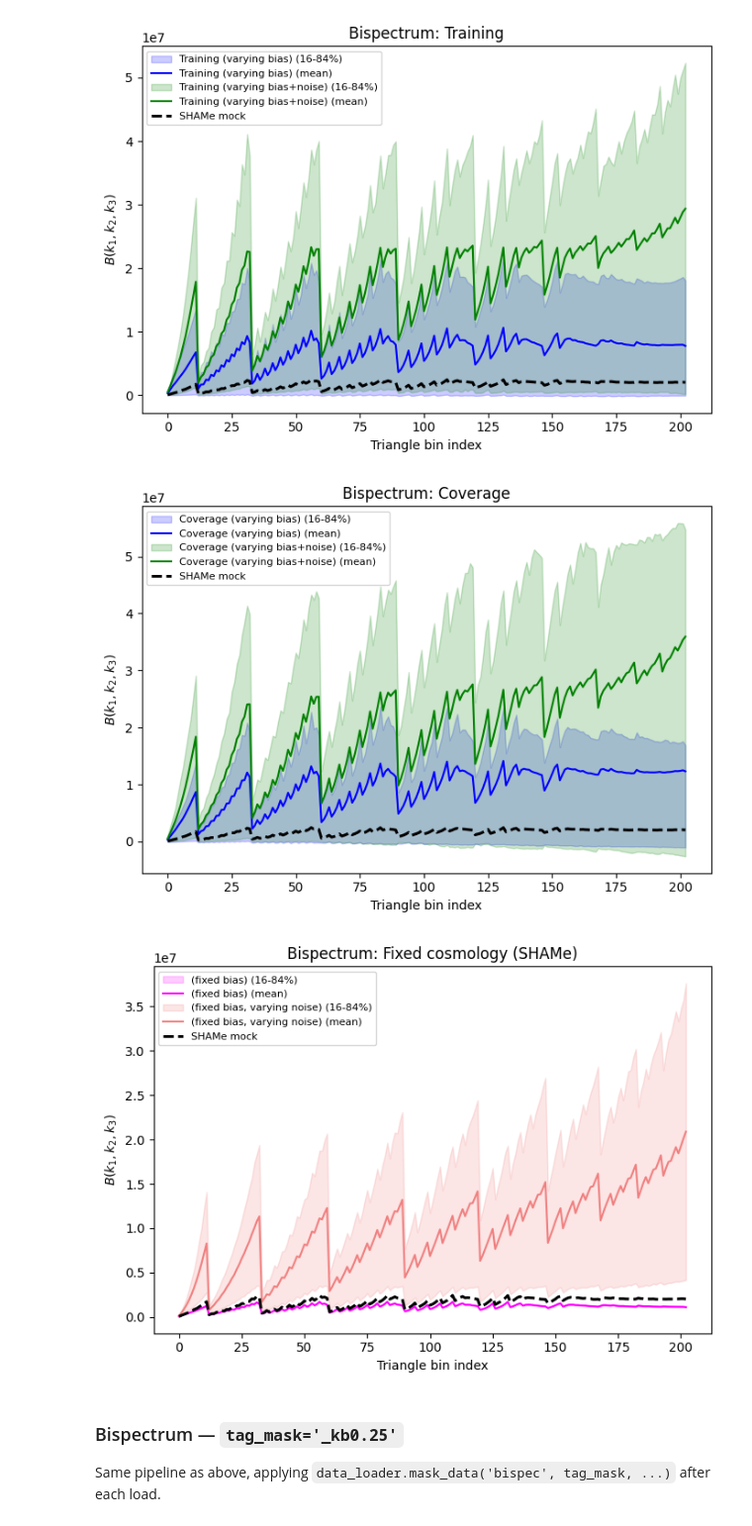
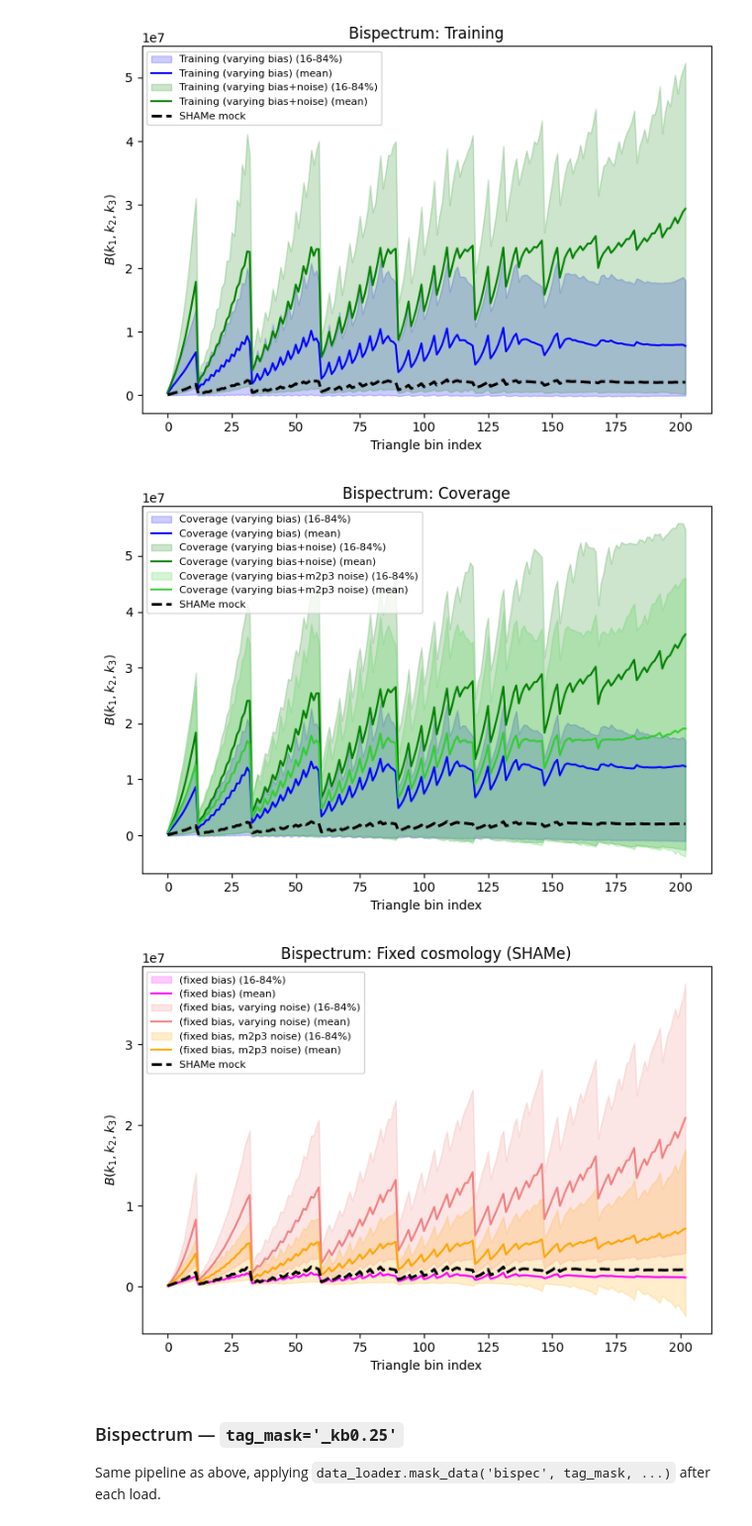
Before and after one commit to kstoreyf/muchisimocks, a Jupyter notebook: notebooks/2026-03-10_load_statistics.ipynb, the cells around one changed output. Shown at 99% size. Saved outputs shown, nothing was run; the diff lists cells and outputs as text; code cells hidden in the pictures.

```diff
--- a/notebooks/2026-03-10_load_statistics.ipynb
+++ b/notebooks/2026-03-10_load_statistics.ipynb
@@ -290,6 +294,13 @@ k_pk_cov_vary_noise, pks_cov_vary_noise, _, _ = data_loader.load_data_muchisimoc
 mean_pk_cv_noise, p16_pk_cv_noise, p84_pk_cv_noise = stats_summary(pks_cov_vary_noise)
 print(f"Coverage varying bias+noise: {pks_cov_vary_noise.shape}")
 
+# Coverage: varying bias+m2p3 noise
+k_pk_cov_vary_noisem2, pks_cov_vary_noisem2, _, _ = data_loader.load_data_muchisimocks(
+    'pk', tag_params_coverage, tag_biasparams_cov_noisem2, tag_noise=tag_noise_coverage,
+    n_cosmo_max=n_cosmo_max)
+mean_pk_cv_noisem2, p16_pk_cv_noisem2, p84_pk_cv_noisem2 = stats_summary(pks_cov_vary_noisem2)
+print(f"Coverage varying bias+m2p3 noise: {pks_cov_vary_noisem2.shape}")
+
 # Fixed cosmology (shame_p0)
 k_pnn_shame, pks_shame_p0, _, _ = data_loader.load_data_muchisimocks(
     'pk', tag_params_shame_p0, tag_biasparams_fixed, n_cosmo_max=n_cosmo_max)
@@ -302,6 +313,13 @@ k_pnn_shame_noise, pks_shame_noise, _, _ = data_loader.load_data_muchisimocks(
     n_cosmo_max=n_cosmo_max)
 mean_pnn_sp_noise, p16_pnn_sp_noise, p84_pnn_sp_noise = stats_summary(pks_shame_noise)
 print(f"Fixed cosmology (fixed bias, varying noise): {pks_shame_noise.shape}")
+
+# Fixed cosmology with fixed bias, varying m2p3 noise
+k_pnn_shame_noisem2, pks_shame_noisem2, _, _ = data_loader.load_data_muchisimocks(
+    'pk', tag_params_shame_p0, tag_biasparams_shame_noisem2, tag_noise=tag_noise_shame,
+    n_cosmo_max=n_cosmo_max)
+mean_pnn_sp_noisem2, p16_pnn_sp_noisem2, p84_pnn_sp_noisem2 = stats_summary(pks_shame_noisem2)
+print(f"Fixed cosmology (fixed bias, m2p3 noise): {pks_shame_noisem2.shape}")
 # %% [output]
 dir_statistics: /scratch/kstoreyf/muchisimocks/data/pks_mlib/pks_coverage_p5_n1000_biasshame_p0_n1
 Loading muchisimocks data from /scratch/kstoreyf/muchisimocks/data/pnns_mlib/pnns_coverage_p5_n1000
@@ -424,6 +446,13 @@ k_pgm_cov_vary_noise, pgms_cov_vary_noise, _, _ = data_loader.load_data_muchisim
 mean_pgm_cv_noise, p16_pgm_cv_noise, p84_pgm_cv_noise = stats_summary(pgms_cov_vary_noise)
 print(f"Coverage varying bias+noise PGM: {pgms_cov_vary_noise.shape}")
 
+# Coverage: varying bias+m2p3 noise
+k_pgm_cov_vary_noisem2, pgms_cov_vary_noisem2, _, _ = data_loader.load_data_muchisimocks(
+    'pgm', tag_params_coverage, tag_biasparams_cov_noisem2, tag_noise=tag_noise_coverage,
+    n_cosmo_max=n_cosmo_max)
+mean_pgm_cv_noisem2, p16_pgm_cv_noisem2, p84_pgm_cv_noisem2 = stats_summary(pgms_cov_vary_noisem2)
+print(f"Coverage varying bias+m2p3 noise PGM: {pgms_cov_vary_noisem2.shape}")
+
 # Fixed cosmology (precomputed)
 k_pgm_shame, pgms_shame_p0, _, _ = data_loader.load_data_muchisimocks(
     'pgm', tag_params_shame_p0, tag_biasparams_fixed, n_cosmo_max=n_cosmo_max)
@@ -437,6 +466,13 @@ k_pgm_shame_noise, pgms_shame_noise, _, _ = data_loader.load_data_muchisimocks(
 mean_pgm_sp_noise, p16_pgm_sp_noise, p84_pgm_sp_noise = stats_summary(pgms_shame_noise)
 print(f"Fixed cosmology PGM (fixed bias, varying noise): {pgms_shame_noise.shape}")
 
+# Fixed cosmology with fixed bias, varying m2p3 noise
+k_pgm_shame_noisem2, pgms_shame_noisem2, _, _ = data_loader.load_data_muchisimocks(
+    'pgm', tag_params_shame_p0, tag_biasparams_shame_noisem2, tag_noise=tag_noise_shame,
+    n_cosmo_max=n_cosmo_max)
+mean_pgm_sp_noisem2, p16_pgm_sp_noisem2, p84_pgm_sp_noisem2 = stats_summary(pgms_shame_noisem2)
+print(f"Fixed cosmology PGM (fixed bias, m2p3 noise): {pgms_shame_noisem2.shape}")
+
 # Fixed cosmology with bl=0 (recombine PNNs into PGMs via tag_biasparams_fixed_bl0)
 _, pgms_shame_p0_bl0, _, _ = data_loader.load_data_muchisimocks(
     'pgm', tag_params_shame_p0, tag_biasparams_fixed_bl0, n_cosmo_max=n_cosmo_max)
@@ -551,6 +591,13 @@ k_bispec_cov_vary_noise, bispec_cov_vary_noise, _, _ = data_loader.load_data_muc
 mean_bispec_cv_noise, p16_bispec_cv_noise, p84_bispec_cv_noise = stats_summary(bispec_cov_vary_noise)
 print(f"Coverage varying bias+noise bispec: {bispec_cov_vary_noise.shape}")
 
+# Coverage: varying bias+m2p3 noise
+k_bispec_cov_vary_noisem2, bispec_cov_vary_noisem2, _, _ = data_loader.load_data_muchisimocks(
+    'bispec', tag_params_coverage, tag_biasparams_cov_noisem2, tag_noise=tag_noise_coverage,
+    n_cosmo_max=n_cosmo_max)
+mean_bispec_cv_noisem2, p16_bispec_cv_noisem2, p84_bispec_cv_noisem2 = stats_summary(bispec_cov_vary_noisem2)
+print(f"Coverage varying bias+m2p3 noise bispec: {bispec_cov_vary_noisem2.shape}")
+
 # Fixed cosmology (precomputed)
 k_bispec_shame, bispec_shame_p0, _, _ = data_loader.load_data_muchisimocks(
     'bispec', tag_params_shame_p0, tag_biasparams_fixed, n_cosmo_max=n_cosmo_max)
@@ -563,6 +610,13 @@ k_bispec_shame_noise, bispec_shame_noise, _, _ = data_loader.load_data_muchisimo
     n_cosmo_max=n_cosmo_max)
 mean_bispec_sp_noise, p16_bispec_sp_noise, p84_bispec_sp_noise = stats_summary(bispec_shame_noise)
 print(f"Fixed cosmology bispec (fixed bias, varying noise): {bispec_shame_noise.shape}")
+
+# Fixed cosmology with fixed bias, varying m2p3 noise
+k_bispec_shame_noisem2, bispec_shame_noisem2, _, _ = data_loader.load_data_muchisimocks(
+    'bispec', tag_params_shame_p0, tag_biasparams_shame_noisem2, tag_noise=tag_noise_shame,
+    n_cosmo_max=n_cosmo_max)
+mean_bispec_sp_noisem2, p16_bispec_sp_noisem2, p84_bispec_sp_noisem2 = stats_summary(bispec_shame_noisem2)
+print(f"Fixed cosmology bispec (fixed bias, m2p3 noise): {bispec_shame_noisem2.shape}")
 # %% [output]
 dir_statistics: /scratch/kstoreyf/muchisimocks/data/bispecs_mlib/bispecs_coverage_p5_n1000_biascoverage_p4_n1000
 Loading muchisimocks data from /scratch/kstoreyf/muchisimocks/data/bispecs_mlib/bispecs_coverage_p5_n1000_biascoverage_p4_n1000
@@ -605,27 +656,31 @@ plot_fill(ax, x_bispec_cov, mean_bispec_cv, p16_bispec_cv, p84_bispec_cv,
           COLOR_VARYING_BIAS, 'Coverage (varying bias)')
 plot_fill(ax, x_bispec_cov, mean_bispec_cv_noise, p16_bispec_cv_noise, p84_bispec_cv_noise,
           COLOR_VARYING_BIAS_NOISE, 'Coverage (varying bias+noise)')
+plot_fill(ax, x_bispec_cov, mean_bispec_cv_noisem2, p16_bispec_cv_noisem2, p84_bispec_cv_noisem2,
+          COLOR_VARYING_BIAS_NOISE_M2P3, 'Coverage (varying bias+m2p3 noise)')
 ax.plot(np.arange(len(y_shame_bispec)), y_shame_bispec, color='black', linestyle=SHAME_LINESTYLE, linewidth=SHAME_LINEWIDTH, label='SHAMe mock')
 format_ax(ax, 'Bispectrum: Coverage', 'Triangle bin index', r'$B(k_1, k_2, k_3)$',
           xlog=False, ylog=False)
 plt.tight_layout()
 plt.show()
 # %% [output]
-[figure, old version]
+[figure, new version]
 # %%
 x_bispec_sp = np.arange(len(mean_bispec_sp))
 fig, ax = plt.subplots(figsize=(7, 5))
 plot_fill(ax, x_bispec_sp, mean_bispec_sp, p16_bispec_sp, p84_bispec_sp,
           COLOR_FIXED_COSMO, '(fixed bias)')
 plot_fill(ax, x_bispec_sp, mean_bispec_sp_noise, p16_bispec_sp_noise, p84_bispec_sp_noise,
           COLOR_FIXED_COSMO_VARYING_NOISE, '(fixed bias, varying noise)')
+plot_fill(ax, x_bispec_sp, mean_bispec_sp_noisem2, p16_bispec_sp_noisem2, p84_bispec_sp_noisem2,
+          COLOR_FIXED_COSMO_M2P3_NOISE, '(fixed bias, m2p3 noise)')
 ax.plot(np.arange(len(y_shame_bispec)), y_shame_bispec, color='black', linestyle=SHAME_LINESTYLE, linewidth=SHAME_LINEWIDTH, label='SHAMe mock')
 format_ax(ax, 'Bispectrum: Fixed cosmology (SHAMe)', 'Triangle bin index', r'$B(k_1, k_2, k_3)$',
           xlog=False, ylog=False)
 plt.tight_layout()
 plt.show()
 # %% [output]
-[figure, old version]
+[figure, new version]
 # %% [markdown]
 ### Bispectrum — `tag_mask='_kb0.25'`
 
```
Also changed, not shown: parts of 11 cells of this notebook, 8 other files.
